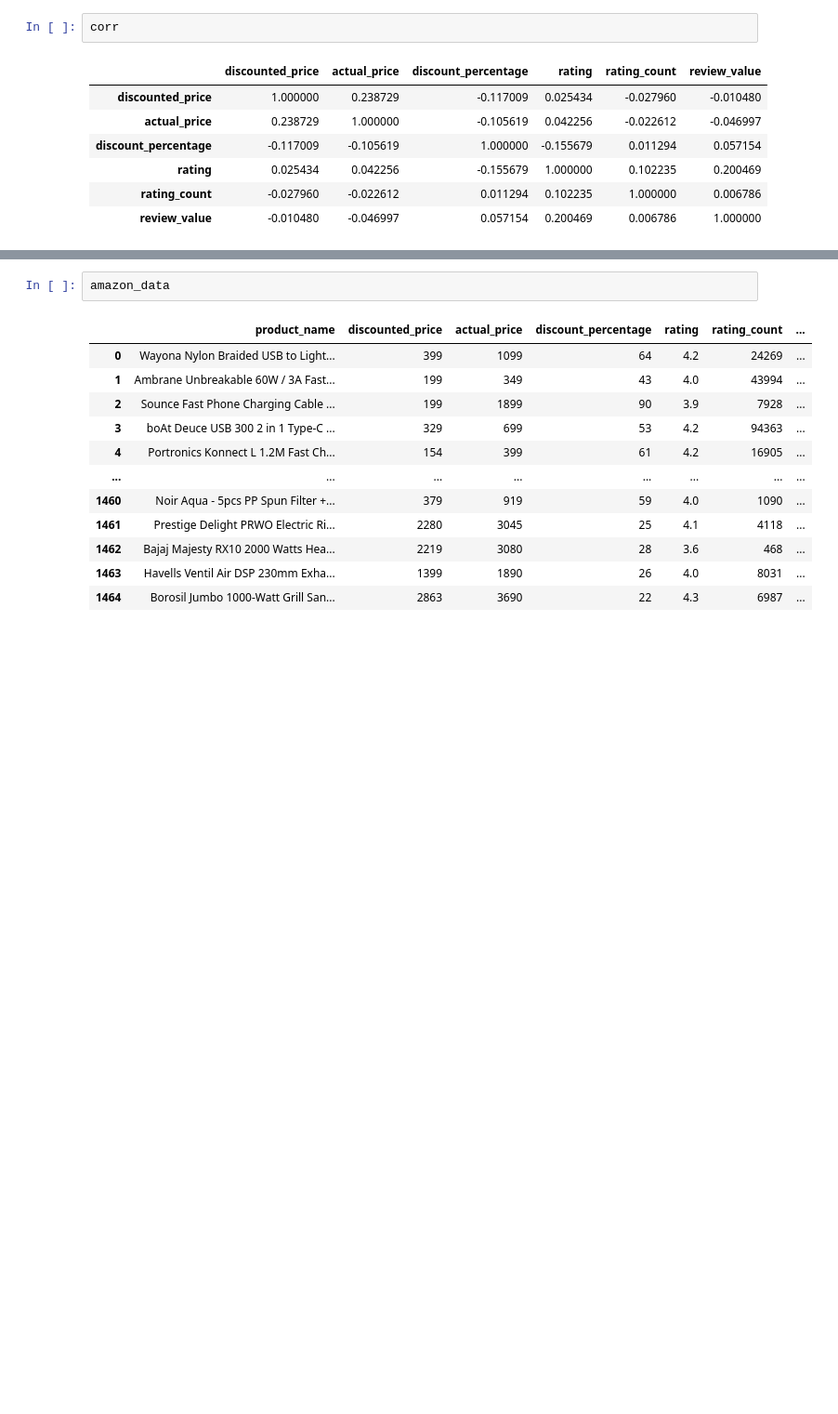
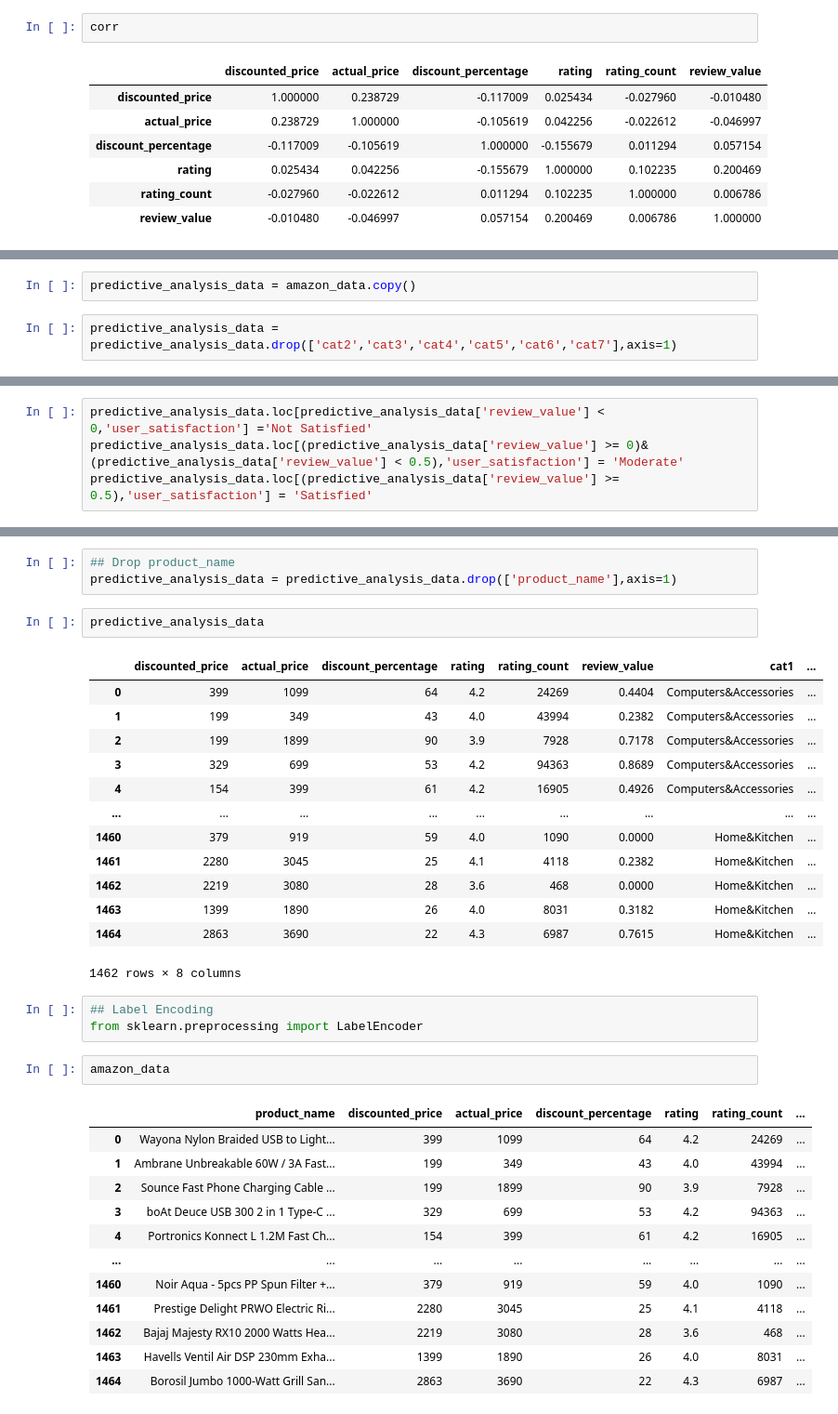
Before and after one commit to pawara101/MSC_UOM, a Jupyter notebook: Data-Science/DS-project/aws.ipynb, the cells around one changed output, grey strips where cells are left out. Shown at 93% size. Cells and saved outputs as stored; diff of their text form; blank space fills up the shorter version.

```diff
--- a/Data-Science/DS-project/aws.ipynb
+++ b/Data-Science/DS-project/aws.ipynb
@@ -833,0 +875,4 @@ corr
+# %%
+predictive_analysis_data = amazon_data.copy()
+# %%
+predictive_analysis_data = predictive_analysis_data.drop(['cat2','cat3','cat4','cat5','cat6','cat7'],axis=1)
@@ -833,0 +881,4 @@ corr
+# %%
+predictive_analysis_data.loc[predictive_analysis_data['review_value'] < 0,'user_satisfaction'] ='Not Satisfied'
+predictive_analysis_data.loc[(predictive_analysis_data['review_value'] >= 0)&(predictive_analysis_data['review_value'] < 0.5),'user_satisfaction'] = 'Moderate'
+predictive_analysis_data.loc[(predictive_analysis_data['review_value'] >= 0.5),'user_satisfaction'] = 'Satisfied'
@@ -834,3 +901,25 @@ corr
+# %%
+## Drop product_name
+predictive_analysis_data = predictive_analysis_data.drop(['product_name'],axis=1)
+# %%
+predictive_analysis_data
+# %% [output]
+|  | discounted_price | actual_price | discount_percentage | rating | rating_count | review_value | cat1 | ... |
+| 0 | 399 | 1099 | 64 | 4.2 | 24269 | 0.4404 | Computers&Accessories | ... |
+| 1 | 199 | 349 | 43 | 4.0 | 43994 | 0.2382 | Computers&Accessories | ... |
+| 2 | 199 | 1899 | 90 | 3.9 | 7928 | 0.7178 | Computers&Accessories | ... |
+| 3 | 329 | 699 | 53 | 4.2 | 94363 | 0.8689 | Computers&Accessories | ... |
+| 4 | 154 | 399 | 61 | 4.2 | 16905 | 0.4926 | Computers&Accessories | ... |
+| ... | ... | ... | ... | ... | ... | ... | ... | ... |
+| 1460 | 379 | 919 | 59 | 4.0 | 1090 | 0.0000 | Home&Kitchen | ... |
+| 1461 | 2280 | 3045 | 25 | 4.1 | 4118 | 0.2382 | Home&Kitchen | ... |
+| 1462 | 2219 | 3080 | 28 | 3.6 | 468 | 0.0000 | Home&Kitchen | ... |
+| 1463 | 1399 | 1890 | 26 | 4.0 | 8031 | 0.3182 | Home&Kitchen | ... |
+| 1464 | 2863 | 3690 | 22 | 4.3 | 6987 | 0.7615 | Home&Kitchen | ... |
+1462 rows × 8 columns
+# %%
+## Label Encoding
+from sklearn.preprocessing import LabelEncoder
 # %%
 amazon_data
 # %% [output]
```
Also changed, not shown: parts of 12 cells of this notebook.
